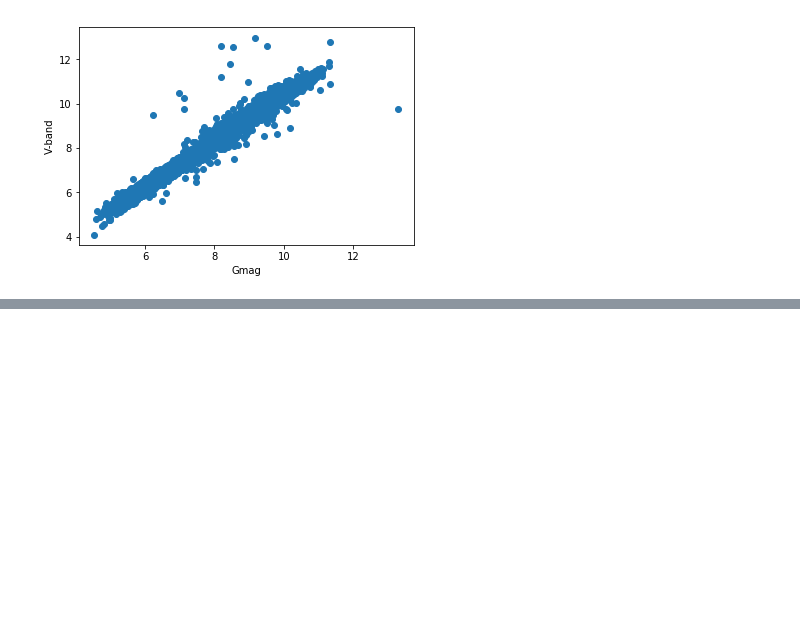
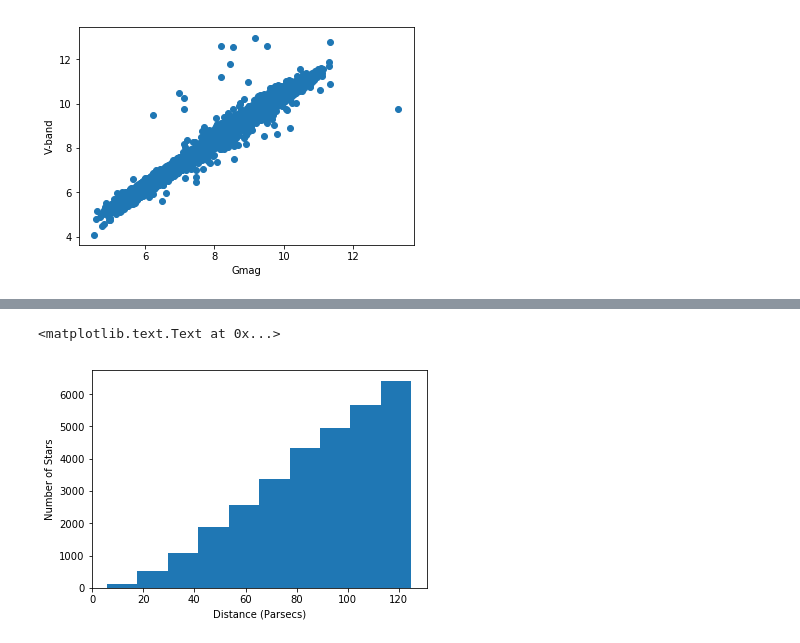
Before and after one commit to leemundy/GAIA, a Jupyter notebook: Work-Areas/rpopescu/notebook/Sample.ipynb, the cells around one changed output, grey strips where cells are left out. Cells and saved outputs as stored; diff of their text form; code cells hidden in the pictures; blank space fills up the shorter version.

```diff
--- a/Work-Areas/rpopescu/notebook/Sample.ipynb
+++ b/Work-Areas/rpopescu/notebook/Sample.ipynb
@@ -78,0 +81,9 @@ plt.hist(plx)
+# %%
+#Histogram of distances
+d = 1/(plx/1000)
+plt.hist(d)
+plt.xlabel('Distance (Parsecs)')
+plt.ylabel('Number of Stars')
+# %% [output]
+<matplotlib.text.Text at 0x...>
+[figure, added]
```
Also changed, not shown: parts of 13 cells of this notebook.
